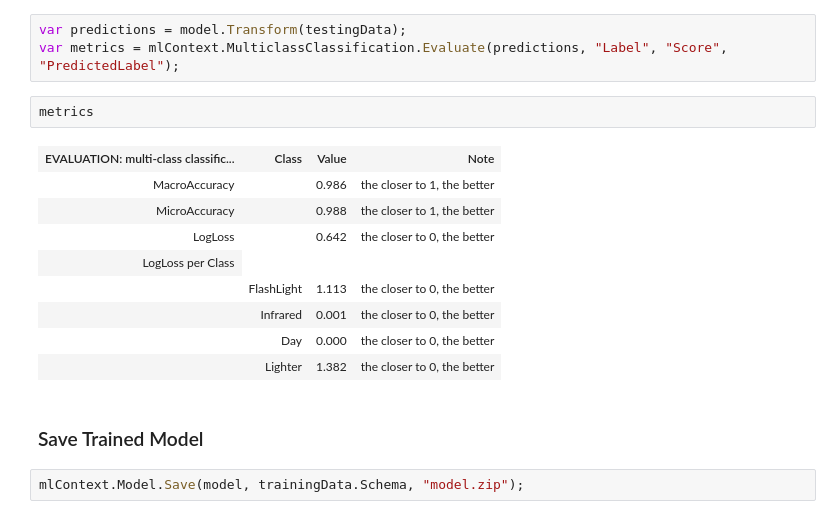
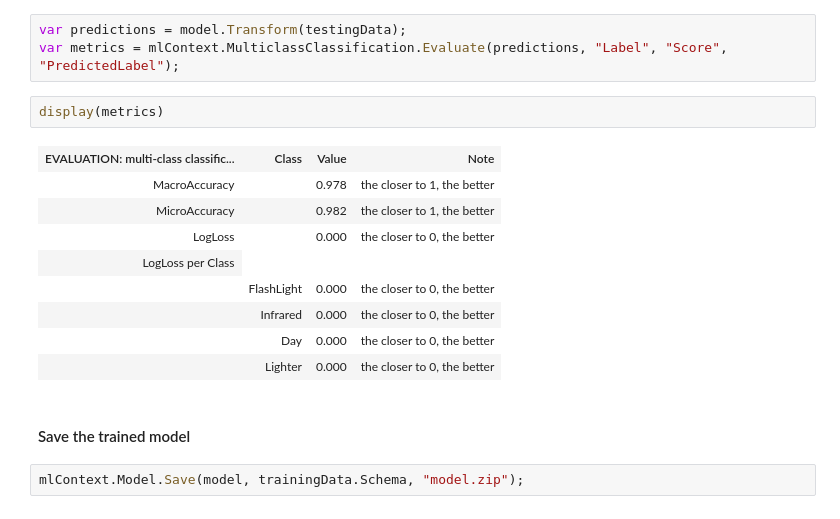
Before and after one commit to dcostea/SmartFireAlarm, a Jupyter notebook: SmartFireAlarm/Jupyter/Preparation.ipynb, the cells around one changed output. Cells and saved outputs as stored; diff of their text form.

```diff
--- a/SmartFireAlarm/Jupyter/Preparation.ipynb
+++ b/SmartFireAlarm/Jupyter/Preparation.ipynb
@@ -228,19 +383,19 @@ crossValidationResults.ToList()
 # %%
 var predictions = model.Transform(testingData);
 var metrics = mlContext.MulticlassClassification.Evaluate(predictions, "Label", "Score", "PredictedLabel");
-# %%
-metrics
-# %% [output]
-| EVALUATION: multi-class classific... | Class | Value | Note |
-| MacroAccuracy |  | 0.986 | the closer to 1, the better |
-| MicroAccuracy |  | 0.988 | the closer to 1, the better |
-| LogLoss |  | 0.642 | the closer to 0, the better |
-| LogLoss per Class |
-|  | FlashLight | 1.113 | the closer to 0, the better |
-|  | Infrared | 0.001 | the closer to 0, the better |
-|  | Day | 0.000 | the closer to 0, the better |
-|  | Lighter | 1.382 | the closer to 0, the better |
-# %% [markdown]
-### Save Trained Model
+# %%
+display(metrics)
+# %% [output]
+| EVALUATION: multi-class classific... | Class | Value | Note |
+| MacroAccuracy |  | 0.978 | the closer to 1, the better |
+| MicroAccuracy |  | 0.982 | the closer to 1, the better |
+| LogLoss |  | 0.000 | the closer to 0, the better |
+| LogLoss per Class |
+|  | FlashLight | 0.000 | the closer to 0, the better |
+|  | Infrared | 0.000 | the closer to 0, the better |
+|  | Day | 0.000 | the closer to 0, the better |
+|  | Lighter | 0.000 | the closer to 0, the better |
+# %% [markdown]
+#### Save the trained model
 # %%
 mlContext.Model.Save(model, trainingData.Schema, "model.zip");
```
Also changed, not shown: parts of 40 cells of this notebook, 4 other files.
